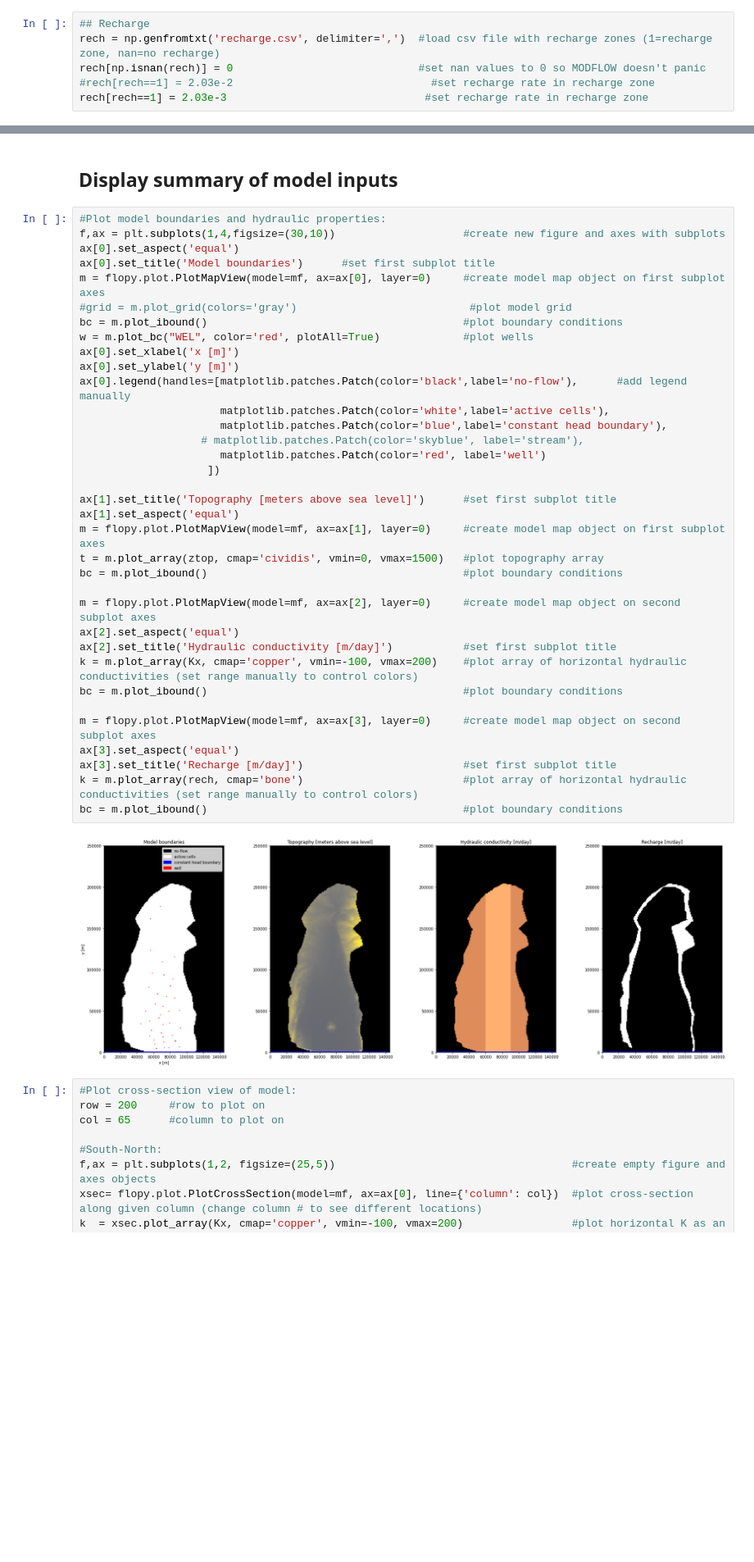
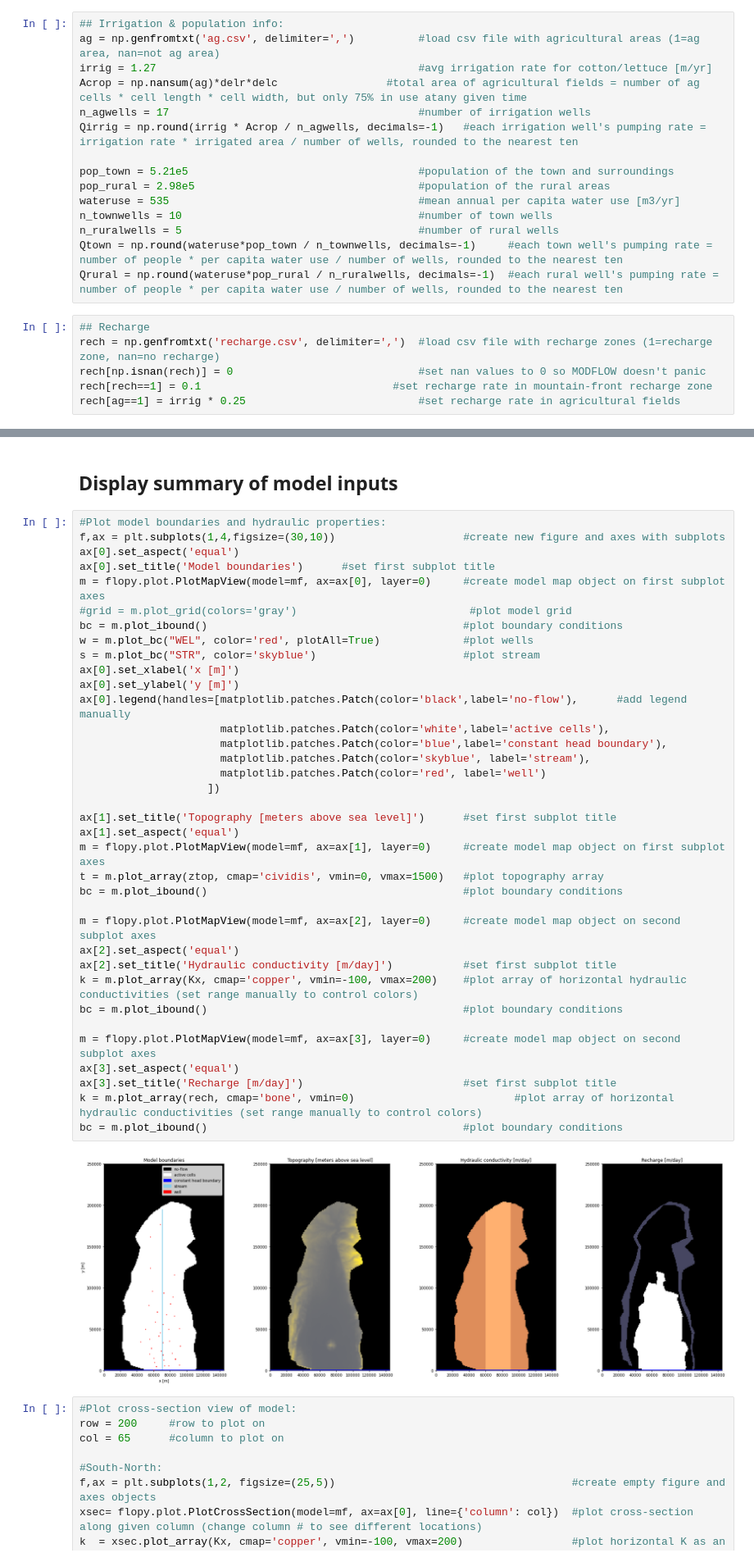
Before and after one commit to cfandel/geol340-w21, a Jupyter notebook: ocotillo/Ocotillo.ipynb, the cells around one changed output, grey strips where cells are left out. Shown: that part at 82% size. Cells and saved outputs as stored; diff of their text form; blank space fills up the shorter version.

Commit message:
added stream but badly

```diff
--- a/ocotillo/Ocotillo.ipynb
+++ b/ocotillo/Ocotillo.ipynb
@@ -130,12 +130,27 @@ ibound[:,nrow-1,:] = -1                                         #replace souther
 #hstart[hstart<zbot] = 0                                #set no-flow cells to zero
 strt = np.full((nlay, nrow, ncol), zbot+600)            #make array of initial head in all cells
 #strt[1,:,:] = strt[0,:,:]-25                           #set initial head in bottom layer to be lower
+# %%
+## Irrigation & population info:
+ag = np.genfromtxt('ag.csv', delimiter=',')          #load csv file with agricultural areas (1=ag area, nan=not ag area)
+irrig = 1.27                                         #avg irrigation rate for cotton/lettuce [m/yr]
+Acrop = np.nansum(ag)*delr*delc                 #total area of agricultural fields = number of ag cells * cell length * cell width, but only 75% in use atany given time
+n_agwells = 17                                       #number of irrigation wells
+Qirrig = np.round(irrig * Acrop / n_agwells, decimals=-1)   #each irrigation well's pumping rate = irrigation rate * irrigated area / number of wells, rounded to the nearest ten
+
+pop_town = 5.21e5                                    #population of the town and surroundings
+pop_rural = 2.98e5                                   #population of the rural areas
+wateruse = 535                                       #mean annual per capita water use [m3/yr]
+n_townwells = 10                                     #number of town wells
+n_ruralwells = 5                                     #number of rural wells
+Qtown = np.round(wateruse*pop_town / n_townwells, decimals=-1)     #each town well's pumping rate = number of people * per capita water use / number of wells, rounded to the nearest ten
+Qrural = np.round(wateruse*pop_rural / n_ruralwells, decimals=-1)  #each rural well's pumping rate = number of people * per capita water use / number of wells, rounded to the nearest ten
 # %%
 ## Recharge
 rech = np.genfromtxt('recharge.csv', delimiter=',')  #load csv file with recharge zones (1=recharge zone, nan=no recharge)
 rech[np.isnan(rech)] = 0                             #set nan values to 0 so MODFLOW doesn't panic
-#rech[rech==1] = 2.03e-2                               #set recharge rate in recharge zone
-rech[rech==1] = 2.03e-3                               #set recharge rate in recharge zone
+rech[rech==1] = 0.1                              #set recharge rate in mountain-front recharge zone
+rech[ag==1] = irrig * 0.25                           #set recharge rate in agricultural fields
 # %%
 ## Wells
 #Pumping rate is positive if injecting, negative if extracting
@@ -196,36 +262,37 @@ ax[0].set_aspect('equal')
 ax[0].set_title('Model boundaries')      #set first subplot title
 m = flopy.plot.PlotMapView(model=mf, ax=ax[0], layer=0)     #create model map object on first subplot axes
 #grid = m.plot_grid(colors='gray')                           #plot model grid
 bc = m.plot_ibound()                                        #plot boundary conditions
 w = m.plot_bc("WEL", color='red', plotAll=True)             #plot wells
+s = m.plot_bc("STR", color='skyblue')                       #plot stream
 ax[0].set_xlabel('x [m]')
 ax[0].set_ylabel('y [m]')
 ax[0].legend(handles=[matplotlib.patches.Patch(color='black',label='no-flow'),      #add legend manually
                       matplotlib.patches.Patch(color='white',label='active cells'),
                       matplotlib.patches.Patch(color='blue',label='constant head boundary'),
-                   # matplotlib.patches.Patch(color='skyblue', label='stream'),
+                      matplotlib.patches.Patch(color='skyblue', label='stream'),
                       matplotlib.patches.Patch(color='red', label='well')
                     ])
 
 ax[1].set_title('Topography [meters above sea level]')      #set first subplot title
 ax[1].set_aspect('equal')
 m = flopy.plot.PlotMapView(model=mf, ax=ax[1], layer=0)     #create model map object on first subplot axes
 t = m.plot_array(ztop, cmap='cividis', vmin=0, vmax=1500)   #plot topography array
 bc = m.plot_ibound()                                        #plot boundary conditions
 
 m = flopy.plot.PlotMapView(model=mf, ax=ax[2], layer=0)     #create model map object on second subplot axes
 ax[2].set_aspect('equal')
 ax[2].set_title('Hydraulic conductivity [m/day]')           #set first subplot title
 k = m.plot_array(Kx, cmap='copper', vmin=-100, vmax=200)    #plot array of horizontal hydraulic conductivities (set range manually to control colors)
 bc = m.plot_ibound()                                        #plot boundary conditions
 
 m = flopy.plot.PlotMapView(model=mf, ax=ax[3], layer=0)     #create model map object on second subplot axes
 ax[3].set_aspect('equal')
 ax[3].set_title('Recharge [m/day]')                         #set first subplot title
-k = m.plot_array(rech, cmap='bone')                         #plot array of horizontal hydraulic conductivities (set range manually to control colors)
+k = m.plot_array(rech, cmap='bone', vmin=0)                         #plot array of horizontal hydraulic conductivities (set range manually to control colors)
 bc = m.plot_ibound()                                        #plot boundary conditions
 # %% [output]
-[figure, old version]
+[figure, new version]
 # %%
 #Plot cross-section view of model:
 row = 200     #row to plot on
```
Also changed, not shown: parts of 8 cells of this notebook, 7 other files.
